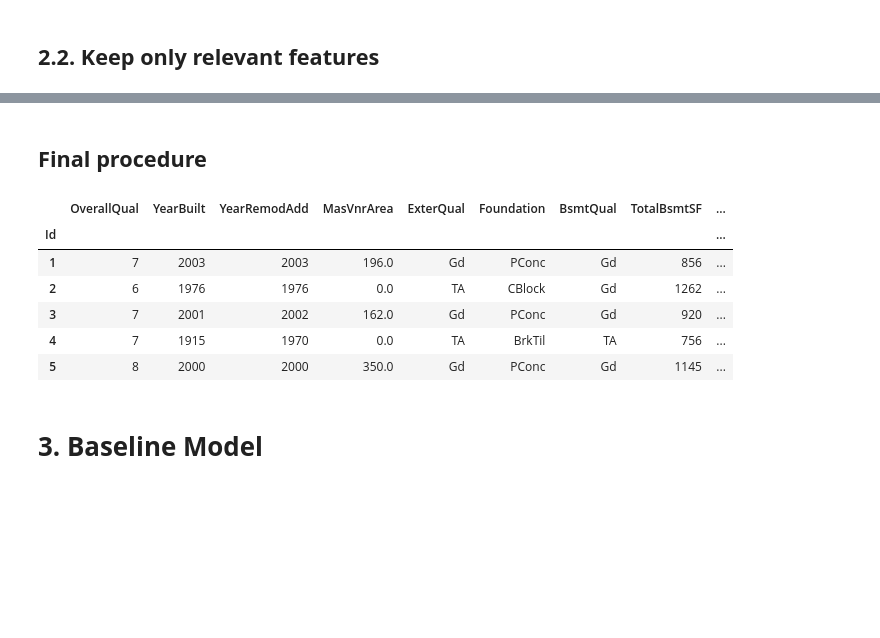
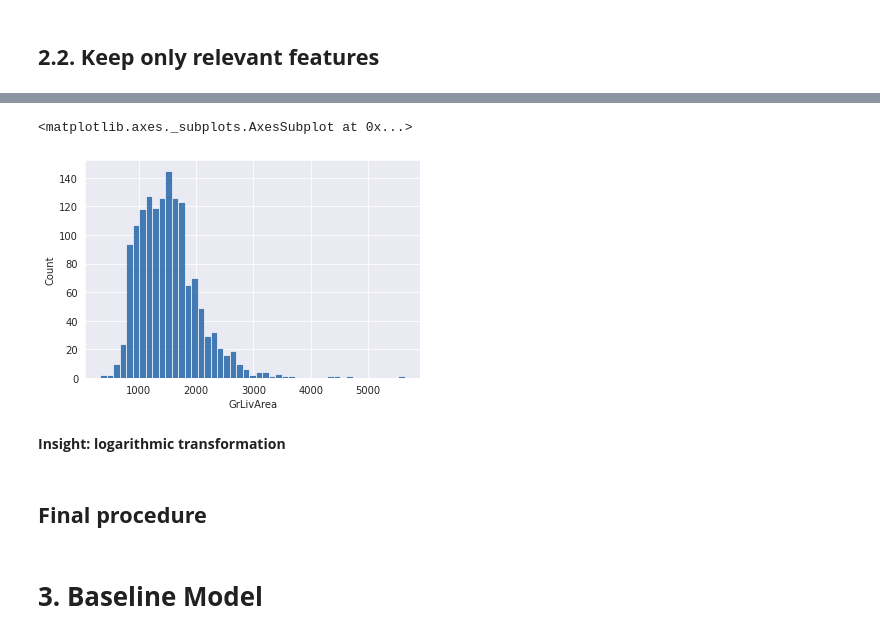
Before and after one commit to PashaIanko/Kaggle.HousePrices, a Jupyter notebook: House_Prices.ipynb, the cells around one changed output, grey strips where cells are left out. Saved outputs shown, nothing was run; the diff lists cells and outputs as text; code cells hidden in the pictures; blank space fills up the shorter version.

Commit message:
Fixed skewed features with logarighmic transform

```diff
--- a/House_Prices.ipynb
+++ b/House_Prices.ipynb
@@ -439,3 +571,10 @@ def drop_cols_except(df, num_features, cat_features):
+# %%
+sns.histplot(train['GrLivArea'])
+# %% [output]
+<matplotlib.axes._subplots.AxesSubplot at 0x...>
+[figure, added]
+# %% [markdown]
+**Insight: logarithmic transformation**
 # %% [markdown]
 ## **Final procedure**
 # %%
@@ -461,16 +608,6 @@ test['HeatingQC'] = test['HeatingQC'].astype('category').cat.codes
 
 y = train['SalePrice']
 train.drop(columns=['SalePrice'], inplace=True)
-# %%
-train.head()
-# %% [output]
-|  | OverallQual | YearBuilt | YearRemodAdd | MasVnrArea | ExterQual | Foundation | BsmtQual | TotalBsmtSF | ... |
-| Id |  |  |  |  |  |  |  |  | ... |
-| 1 | 7 | 2003 | 2003 | 196.0 | Gd | PConc | Gd | 856 | ... |
-| 2 | 6 | 1976 | 1976 | 0.0 | TA | CBlock | Gd | 1262 | ... |
-| 3 | 7 | 2001 | 2002 | 162.0 | Gd | PConc | Gd | 920 | ... |
-| 4 | 7 | 1915 | 1970 | 0.0 | TA | BrkTil | TA | 756 | ... |
-| 5 | 8 | 2000 | 2000 | 350.0 | Gd | PConc | Gd | 1145 | ... |
 # %% [markdown]
 # **3. Baseline Model**
 # %% [markdown]
```
Also changed, not shown: parts of 22 cells of this notebook.
